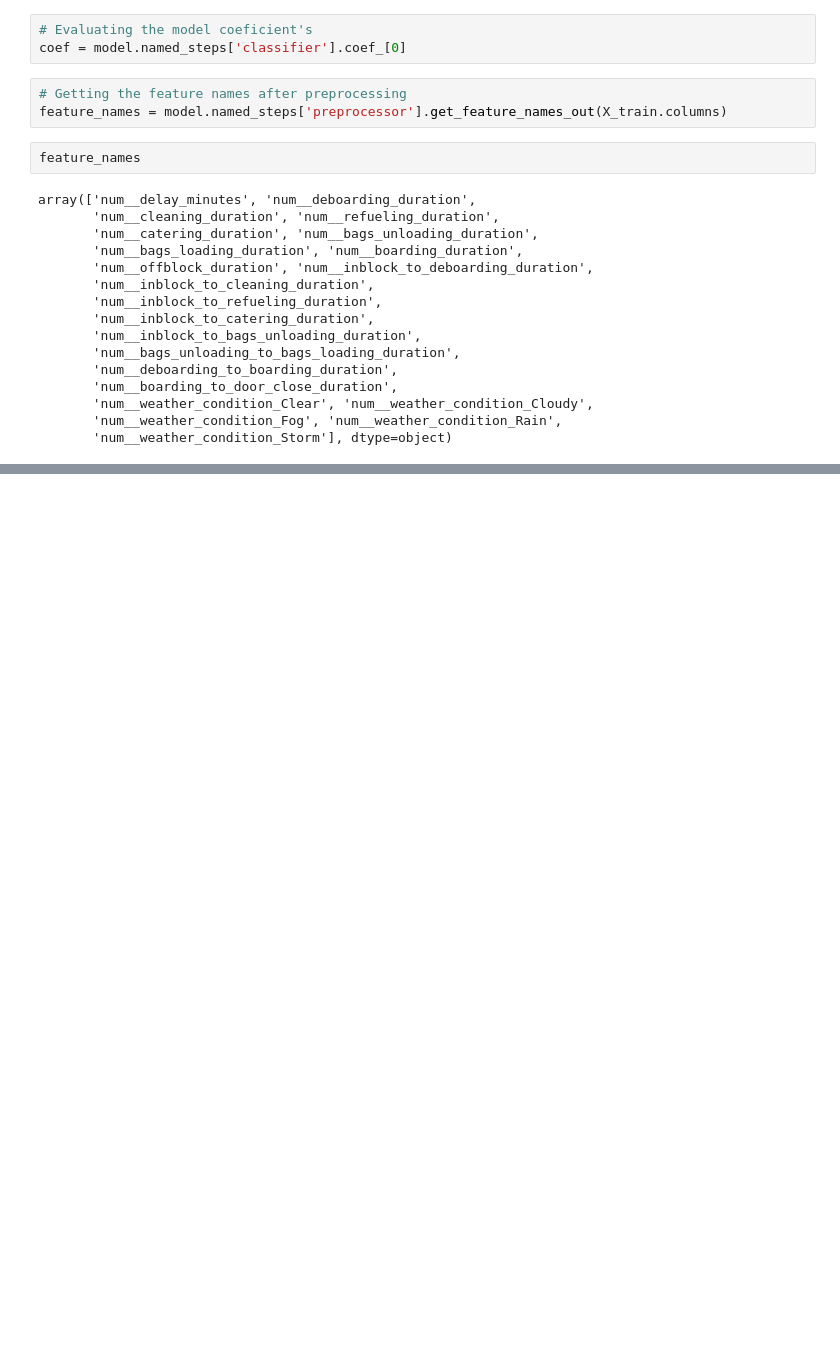
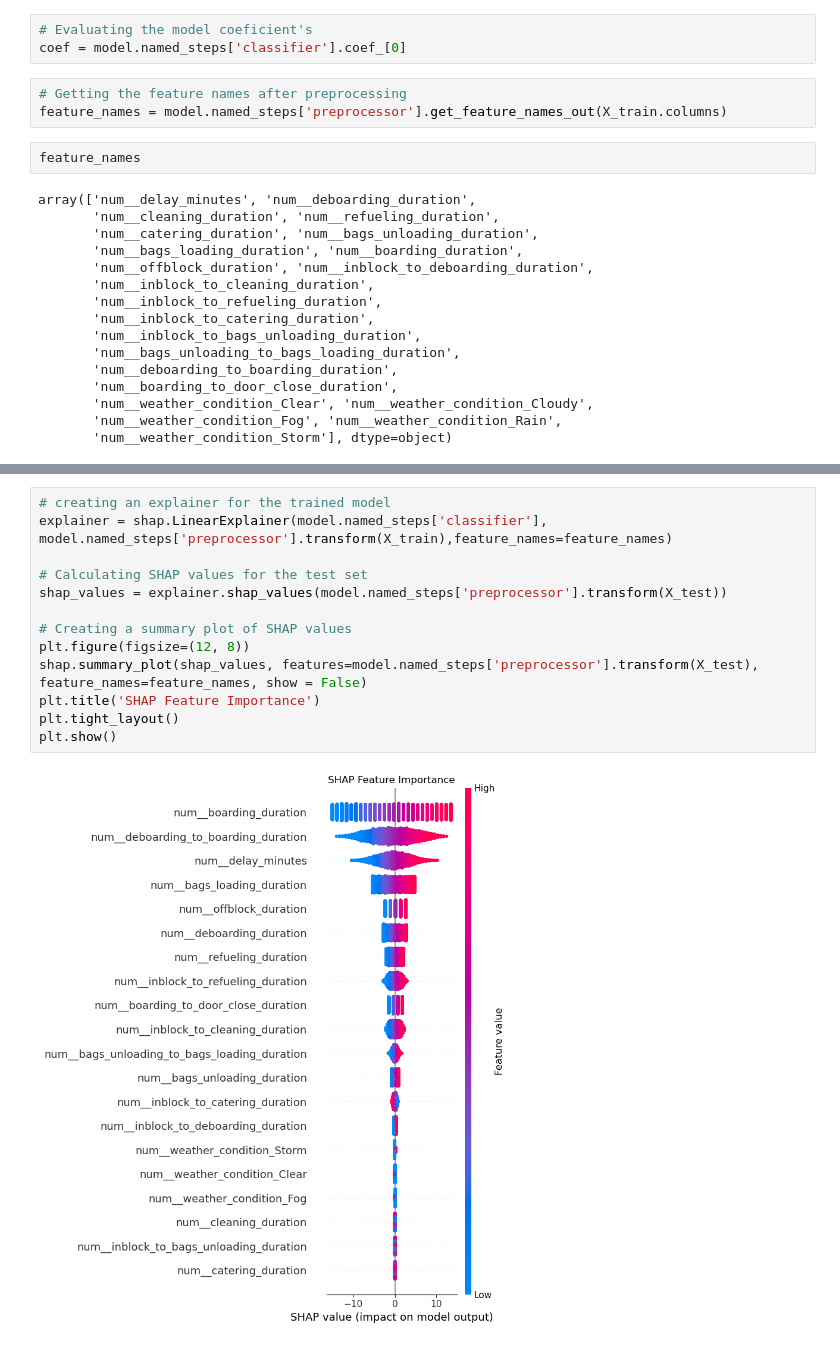
Before and after one commit to raoliveirads/Turnaround_Project, a Jupyter notebook: notebooks/turnaround.ipynb, the cells around one changed output, grey strips where cells are left out. Cells and saved outputs as stored; diff of their text form; blank space fills up the shorter version.

Commit message:
Including SHAP Analysis

```diff
--- a/notebooks/turnaround.ipynb
+++ b/notebooks/turnaround.ipynb
@@ -634,0 +639,15 @@ coef_df
+# %%
+# creating an explainer for the trained model
+explainer = shap.LinearExplainer(model.named_steps['classifier'], model.named_steps['preprocessor'].transform(X_train),feature_names=feature_names)
+
+# Calculating SHAP values for the test set
+shap_values = explainer.shap_values(model.named_steps['preprocessor'].transform(X_test))
+
+# Creating a summary plot of SHAP values
+plt.figure(figsize=(12, 8))
+shap.summary_plot(shap_values, features=model.named_steps['preprocessor'].transform(X_test), feature_names=feature_names, show = False)
+plt.title('SHAP Feature Importance')
+plt.tight_layout()
+plt.show()
+# %% [output]
+[figure, added]
```
Also changed, not shown: parts of 4 cells of this notebook.
